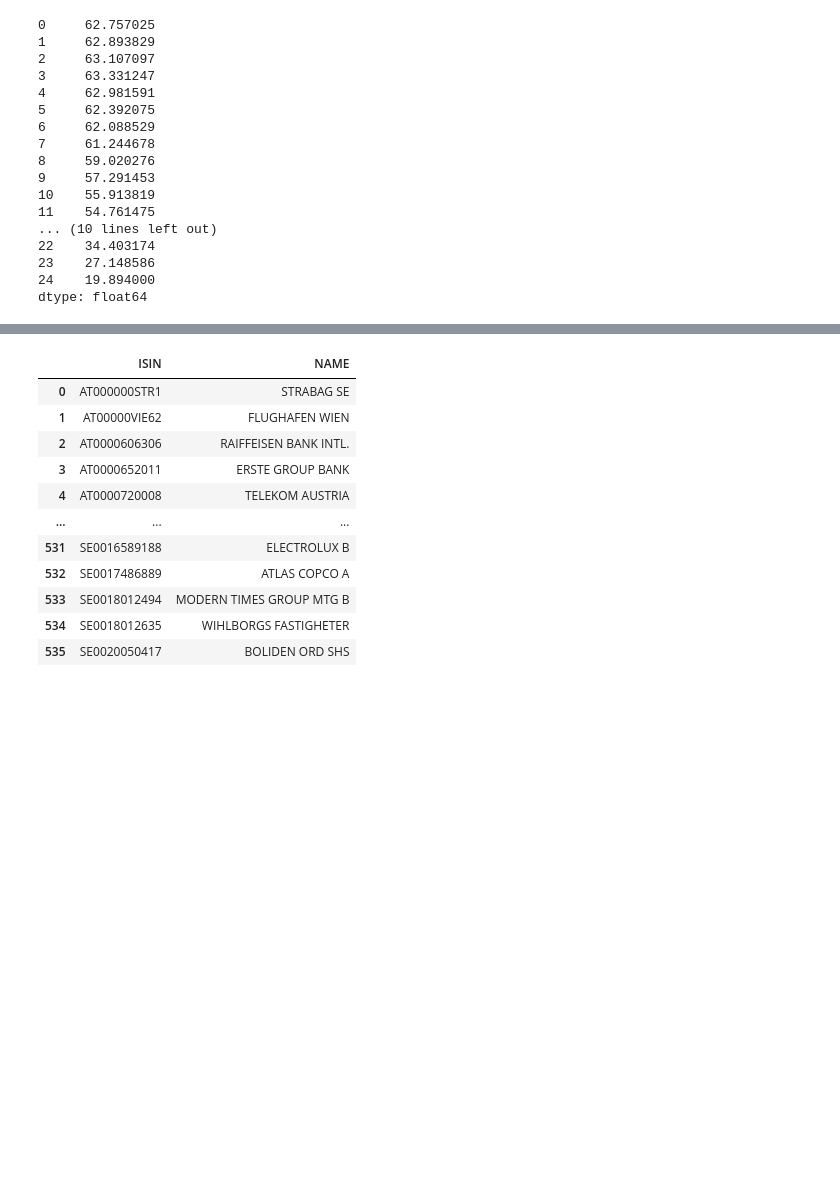
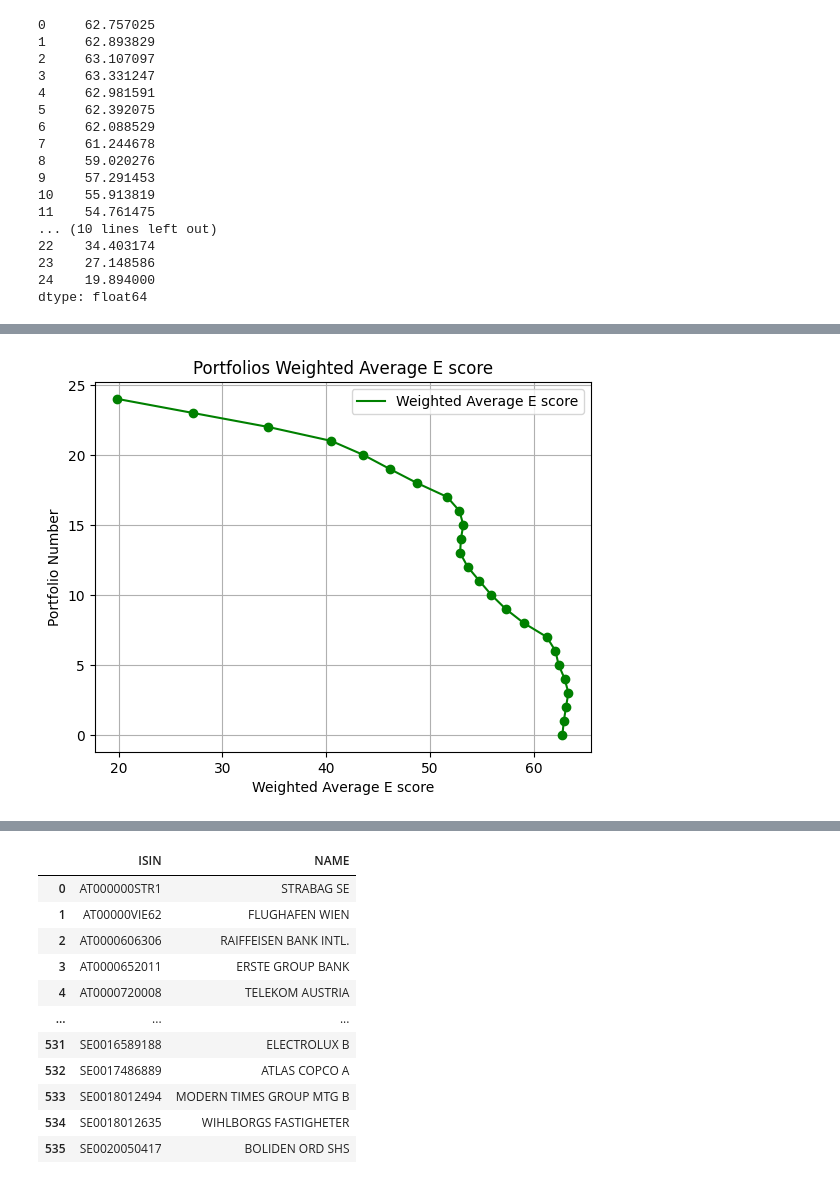
Before and after one commit to BalthazazarDuc/SEF-HW2, a Jupyter notebook: EX1.ipynb, the cells around one changed output, grey strips where cells are left out. Cells and saved outputs as stored; diff of their text form; code cells hidden in the pictures; blank space fills up the shorter version.

```diff
--- a/EX1.ipynb
+++ b/EX1.ipynb
@@ -287,3 +341,22 @@ dtype: float64
+# %%
+# Extracting data from DataFrame
+portfolio_nb = df_ret_vol_Escore.index
+
+# Plot the data
+plt.plot(weighted_avrg_EScore, portfolio_nb, 'g-', label='Weighted Average E score')  # Line
+plt.plot(weighted_avrg_EScore, portfolio_nb, 'go')  # Dots
+
+# Add labels and title
+plt.xlabel('Weighted Average E score')
+plt.ylabel('Portfolio Number')
+plt.title('Portfolios Weighted Average E score')
+plt.legend()
+
+# Show the plot
+plt.grid(True)
+plt.show()
+# %% [output]
+[figure, added]
 # %%
 #Find the 10 firms with the lowest E score averaged over 2008-2022
 df_E_EUR
```
Also changed, not shown: parts of 16 cells of this notebook.
